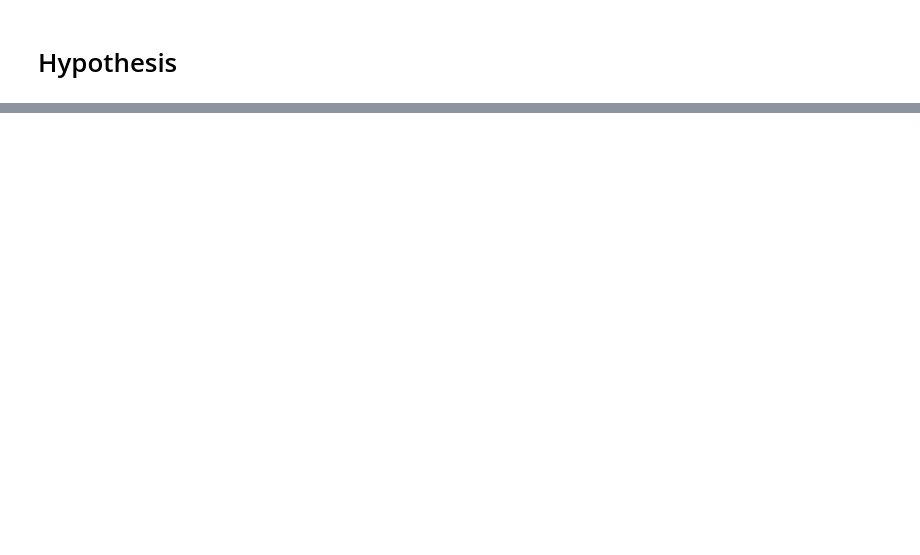
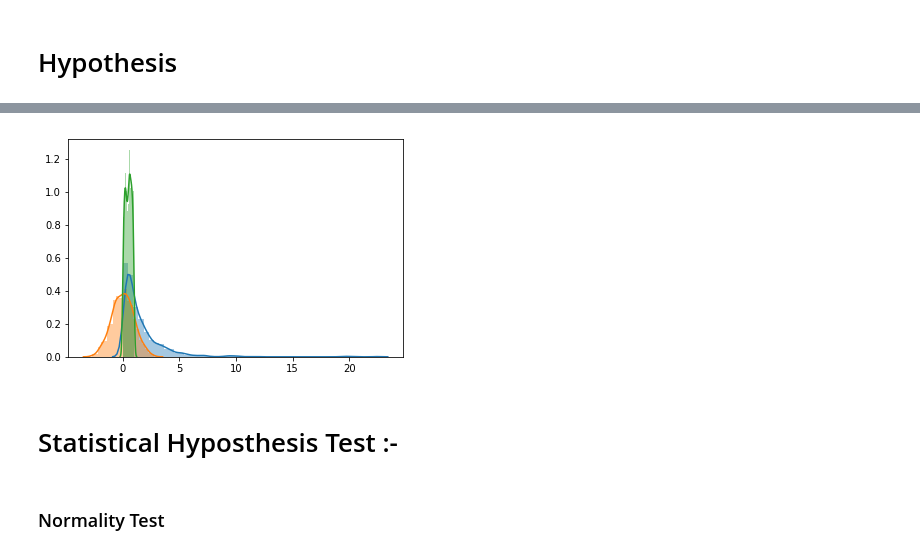
Before and after one commit to rimanshu/Private_personal, a Jupyter notebook: Statistics.ipynb, the cells around one changed output, grey strips where cells are left out. Cells and saved outputs as stored; diff of their text form; code cells hidden in the pictures; blank space fills up the shorter version.

```diff
--- a/Statistics.ipynb
+++ b/Statistics.ipynb
@@ -20,0 +70,17 @@ https://nbviewer.jupyter.org/github/Yorko/mlcourse.ai/blob/master/jupyter_englis
+# %%
+import numpy as np
+import matplotlib.pyplot as plt
+import seaborn as sns
+
+normal = np.random.standard_normal(1000) # Draw random samples from a normal (Gaussian) distribution.
+uniform = np.random.uniform(size=1000)
+log_normal = np.random.lognormal(size=1000)
+
+sns.distplot(log_normal); sns.distplot(normal);
+sns.distplot(uniform);
+# %% [output]
+[figure, added]
+# %% [markdown]
+# Statistical Hyposthesis Test :-
+# %% [markdown]
+### Normality Test
```
Also changed, not shown: parts of 25 cells of this notebook, 13 other files.
